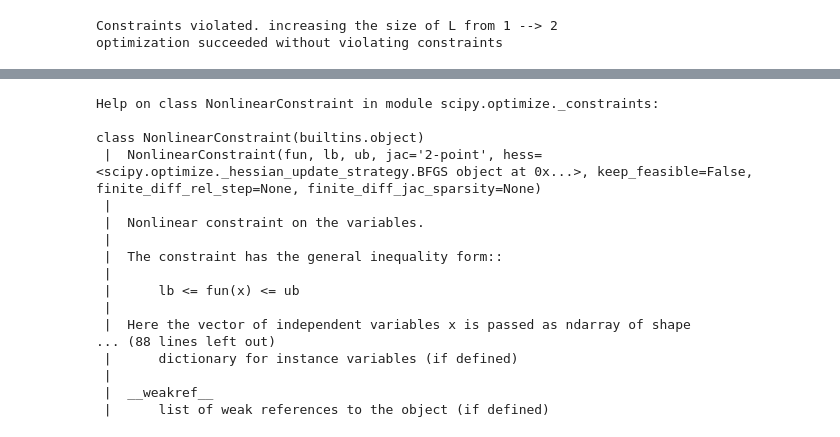
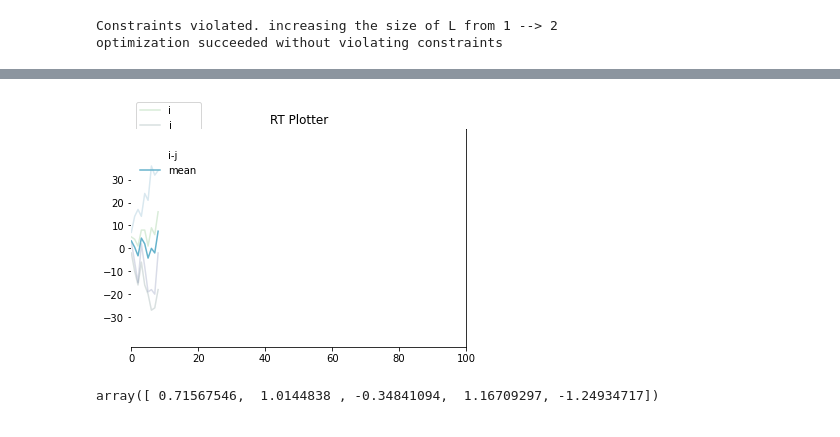
Before and after one commit to robotsorcerer/LyapunovLearner, a Jupyter notebook: notes/clf_demos.ipynb, the cells around one changed output, grey strips where cells are left out. Drawn from its saved outputs; the diff is of its cells as text; code cells hidden in the pictures.

```diff
--- a/notes/clf_demos.ipynb
+++ b/notes/clf_demos.ipynb
@@ -165,22 +166,42 @@ close(fig=None)
 # %%
-from scipy.optimize import minimize, NonlinearConstraint, BFGS
 
-help(NonlinearConstraint)
+from visualization.realtime_plotter import RealtimePlotter
+import matplotlib.gridspec as gridspec
+import time
+import random
+import threading
+
+def run_demo(demo_func):
+    demo_thread = threading.Thread(target=demo_func)
+    demo_thread.daemon = True
+    demo_thread.start()
+
+# Initialize Figure
+fig = plt.figure()
+gs = gridspec.GridSpec(2, 3)
+
+def demo_realtime_plotter():
+    i, j = 0, 0
+    while True:
+        i += random.randint(-10, 10)
+        j += random.randint(-10, 10)
+        data = [i, j, i + j, i - j]
+        mean = np.mean(data)
+#         print(mean)
+        realtime_plotter.update(data + [mean])
+        time.sleep(5e-3)
+
+realtime_plotter = RealtimePlotter(fig, gs[3],
+        labels=['i', 'j', 'i+j', 'i-j', 'mean'],
+        alphas=[0.15, 0.15, 0.15, 0.15, 1.0],
+                                  time_window=100)
+run_demo(demo_realtime_plotter)
+# demo_realtime_plotter()
 # %% [output]
-Help on class NonlinearConstraint in module scipy.optimize._constraints:
-
-class NonlinearConstraint(builtins.object)
- |  NonlinearConstraint(fun, lb, ub, jac='2-point', hess=<scipy.optimize._hessian_update_strategy.BFGS object at 0x...>, keep_feasible=False, finite_diff_rel_step=None, finite_diff_jac_sparsity=None)
- |
- |  Nonlinear constraint on the variables.
- |
- |  The constraint has the general inequality form::
- |
- |      lb <= fun(x) <= ub
- |
- |  Here the vector of independent variables x is passed as ndarray of shape
-... (88 lines left out)
- |      dictionary for instance variables (if defined)
- |
- |  __weakref__
- |      list of weak references to the object (if defined)
+[figure, added]
+# %%
+xi = np.empty((0, 1))
+xi = np.append(xi, np.random.randn(5, 1, 1))
+xi
+# %% [output]
+array([ 0.71567546,  1.0144838 , -0.34841094,  1.16709297, -1.24934717])
```
Also changed, not shown: parts of 7 cells of this notebook, 25 other files.
